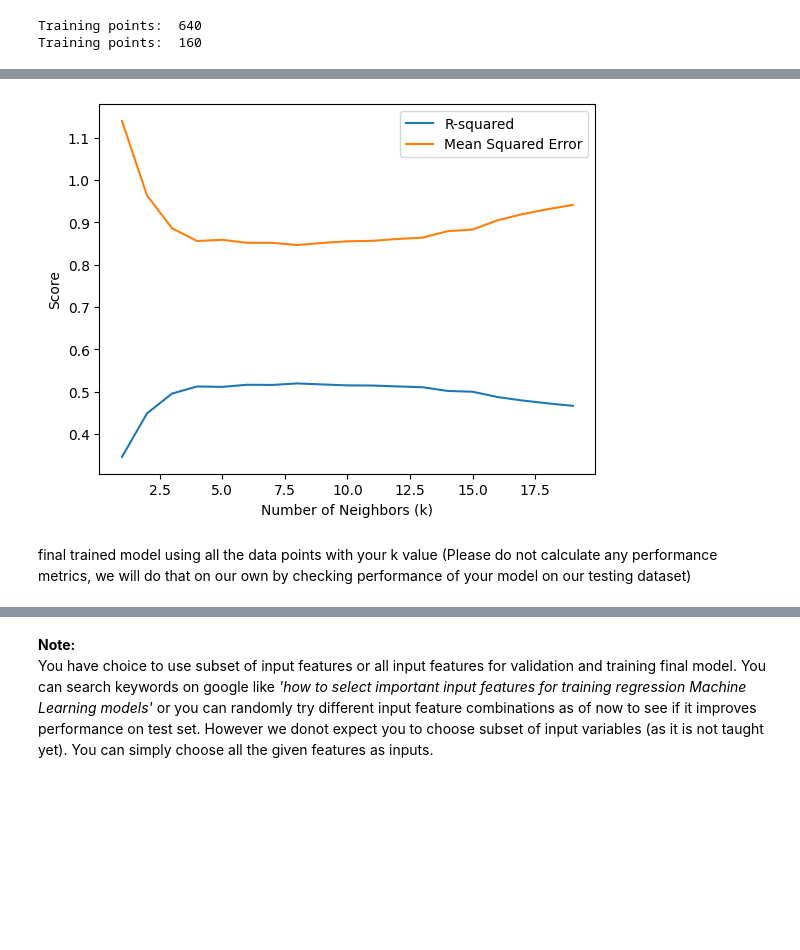
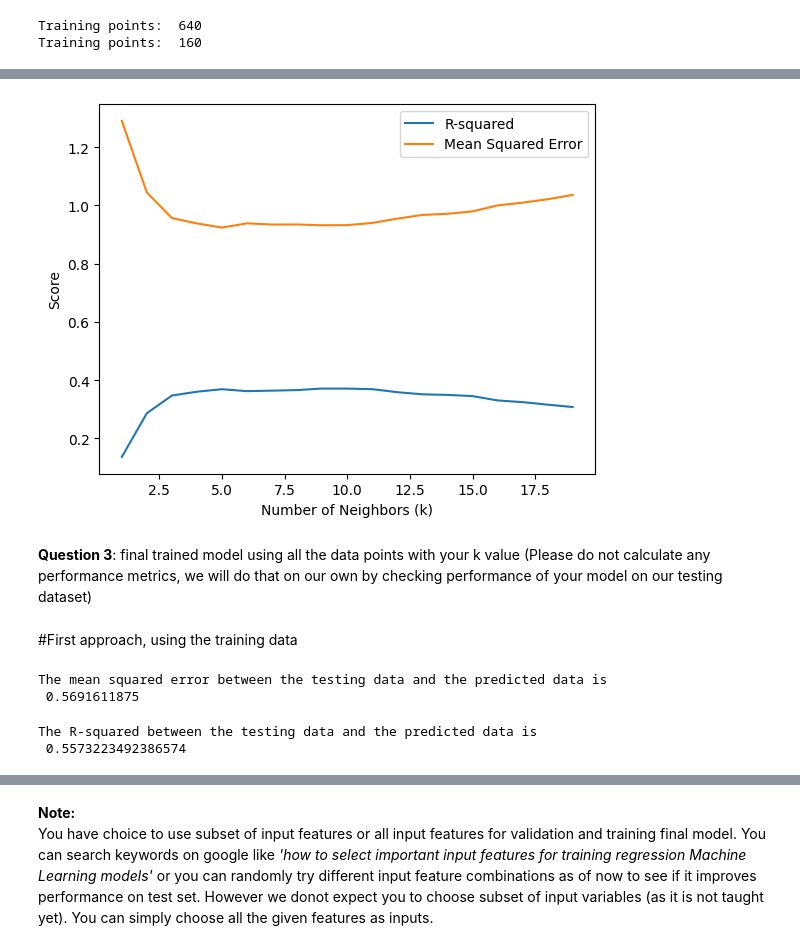
Before and after one commit to joseph-ishola/Machine_Learning_2023_OVGU, a Jupyter notebook: Class Tasks/Bonus_Task_1.ipynb, the cells around one changed output, grey strips where cells are left out. Cells and saved outputs as stored; diff of their text form; code cells hidden in the pictures; blank space fills up the shorter version.

```diff
--- a/Class Tasks/Bonus_Task_1.ipynb
+++ b/Class Tasks/Bonus_Task_1.ipynb
@@ -100,0 +81,12 @@ plt.show()
+# %%
+# create a KNeighborsRegressor model with different k
+k = 1
+knn = KNeighborsRegressor(n_neighbors=k)
+
+cross_r2 = cross_val_score(knn, X, y, cv=10)
+
+cross_mse = -1 * cross_val_score(knn, X, y, cv=10,scoring='neg_mean_squared_error')
+
+print("When k is", k, "\n")
+print("The average R-squared of the folds is", cross_r2.mean(), "and the standard deviation is" , cross_r2.std(), "\n")
+print("The average mean squared errors of the folds is", cross_mse.mean(), "and the standard deviation is" , cross_mse.std())
@@ -101,28 +99,28 @@ plt.show()
 # %%
 # set the range of k values to test
 k_range = range(1, 20)
 
 # create an empty list to store the R-squared scores for each value of k
 r2_scores = []
 
 # create an empty list to store the mean squared errors for each value of k
 mse_scores = []
 
 # perform k-fold cross-validation for each value of k
 for k in k_range:
     knn = KNeighborsRegressor(n_neighbors=k)
-    kfold = KFold(n_splits=10, shuffle=True, random_state=42)
+    kfold = 10  #KFold(n_splits=10, shuffle=True, random_state=42)
     r2 = cross_val_score(knn, X, y, cv=kfold, scoring='r2')
     mse = cross_val_score(knn, X, y, cv=kfold, scoring='neg_mean_squared_error')
     r2_scores.append(r2.mean())
     mse_scores.append(abs(mse.mean()))
 
 # plot the results
 plt.plot(k_range, r2_scores, label='R-squared')
 plt.plot(k_range, mse_scores, label='Mean Squared Error')
 plt.xlabel('Number of Neighbors (k)')
 plt.ylabel('Score')
 plt.legend()
 plt.show()
 # %% [output]
-[figure, old version]
+[figure, new version]
@@ -131,4 +127,6 @@ plt.show()
 # %% [markdown]
-final trained model using all the data points with your k value (Please do not calculate any performance metrics, we will do that on our own by checking performance of your model on our testing dataset)
+**Question 3**: final trained model using all the data points with your k value (Please do not calculate any performance metrics, we will do that on our own by checking performance of your model on our testing dataset)
+# %% [markdown]
+#First approach, using the training data
 # %%
 # set the value of k that performed best during cross-validation
@@ -143,6 +141,18 @@ knn.fit(X_scaled, y)
 # use the trained model to make predictions on new data (e.g. your testing dataset)
 y_pred = knn.predict(X_test)
 y_pred
+# %%
+mse = mean_squared_error(y_pred, y_test)
+print("The mean squared error between the testing data and the predicted data is \n",mse)
+# %% [output]
+The mean squared error between the testing data and the predicted data is
+ 0.5691611875
+# %%
+r2 = r2_score(y_pred, y_test)
+print("The R-squared between the testing data and the predicted data is \n",r2)
+# %% [output]
+The R-squared between the testing data and the predicted data is
+ 0.5573223492386574
 # %%
 import matplotlib.pyplot as plt
 
```
Also changed, not shown: parts of 18 cells of this notebook.
